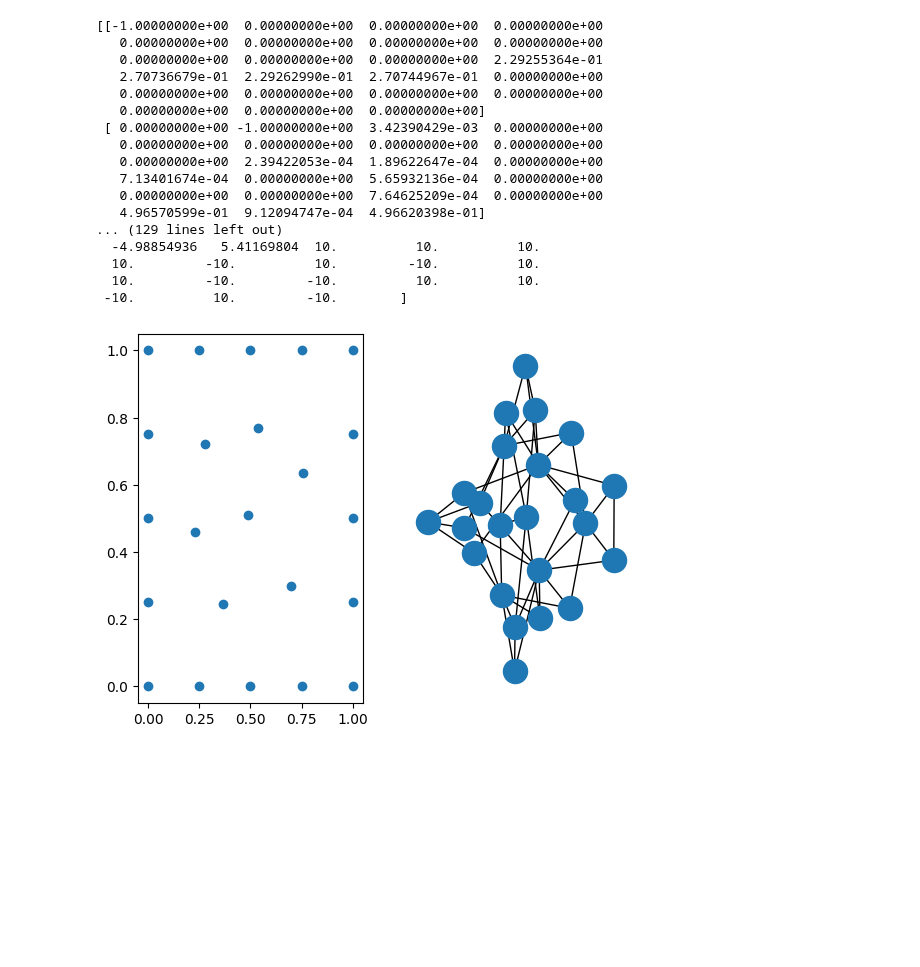
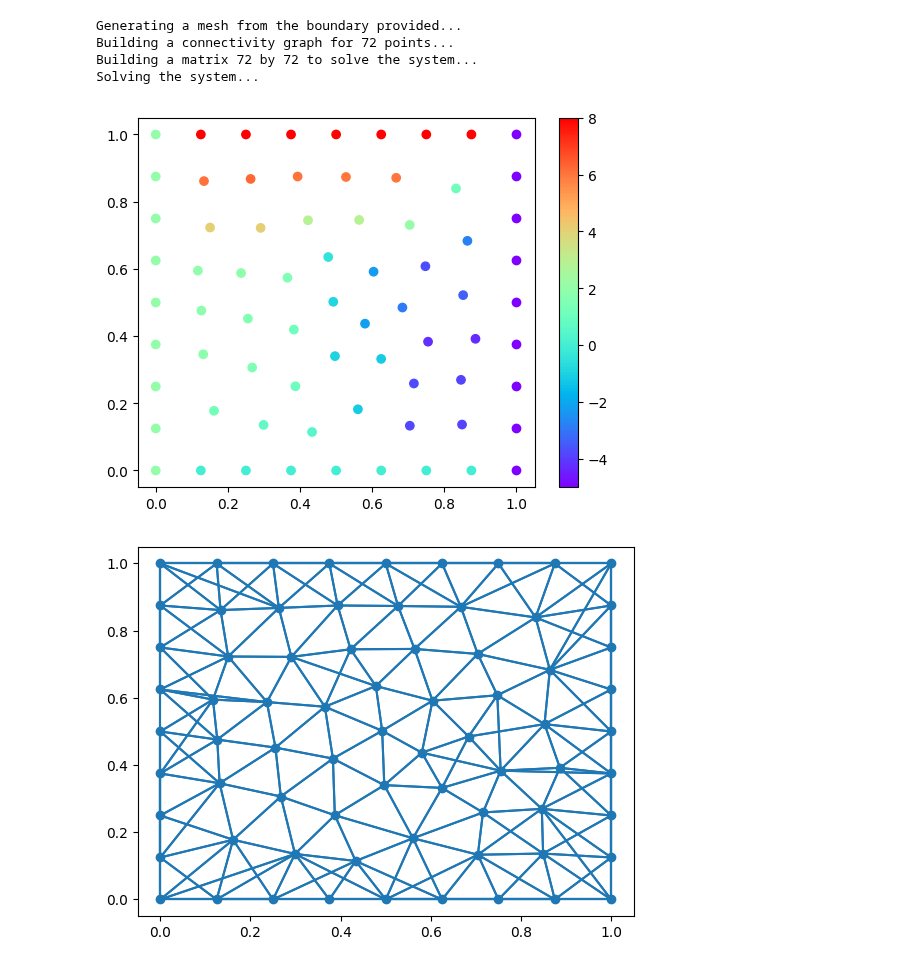
Before and after one commit to emmanuellfc/EM_Tufts_Fall2023, a Jupyter notebook: GeneralFiniteDifferences.ipynb, the cells around one changed output. Drawn from its saved outputs; the diff is of its cells as text; code cells hidden in the pictures; blank space fills up the shorter version.

Commit message:
Many fixes, and the solver seems to be working now!

```diff
--- a/GeneralFiniteDifferences.ipynb
+++ b/GeneralFiniteDifferences.ipynb
@@ -34,6 +35,10 @@ from typing import Iterable
 from typing import Callable
 from typing import Optional
 import math
+# %%
+# Meta parameters...
+MAX_EDGE_SIZE = 2e-1
+NUM_NEIGHBORS = 6
 # %%
 # Rperesents an individual node of the graph data structure representation of the mesh.
 class MeshPoint: pass
@@ -175,62 +198,74 @@ def box_generator():
   yield (1,1)
   yield (1,0)
 
+def circle_generator(radius=1,npoints=24):
+  for i in range(0,npoints):
+    x = radius * math.cos(2*math.pi * i/npoints)
+    y = radius * math.sin(2*math.pi * i/npoints)
+    yield (x,y)
+
 # Declare boundary conditions. Take a point in, return a pot if this is a boundary node.
 def stupid_boundary(point: MeshPoint) -> Optional[float]:
-  if point.pos[0] < 0.05: return 10
-  if point.pos[0] > 0.95: return 10
-  if point.pos[1] < 0.05: return -10
-  if point.pos[1] > 0.95: return -10
+  if point.pos[0] < 0.05: return 2
+  if point.pos[0] > 0.95: return -5
+  if point.pos[1] < 0.05: return 0
+  if point.pos[1] > 0.95: return 8
+  return None
+
+def circle_boundary(point: MeshPoint) -> Optional[float]:
+  radius = math.sqrt( math.pow( point.pos[0],2 ) + math.pow( point.pos[1],2 ) )
+  if radius > 0.95: return 10
+  if radius < 0.30: return -10
   return None
 
 # Make a new solver object.
 solution = FiniteDifferences()
 
 # Tell it about our boundary condition function.
 solution.inform_with_boundary_conditions(stupid_boundary)
+#solution.inform_with_boundary_conditions(circle_boundary)
 
 # Have the solver sample points within the edges.
 solution.make_points_from_boundary(box_generator())
+#solution.make_points_from_boundary(circle_generator())
 
 # Visualize the distribution.
-plt.subplot(121)
-plt.scatter([ loc[0] for loc in solution.all_points ],[ loc[1] for loc in solution.all_points ])
+#plt.subplot(121)
+#plt.scatter([ loc[0] for loc in solution.all_points ],[ loc[1] for loc in solution.all_points ])
 
 # Form the internal graph data structure.
 solution.make_graph_from_points()
 
-plt.subplot(122)
-nx.draw(solution.graph)
+#plt.subplot(122)
+#nx.draw(solution.graph)
 
 # Generate the systems matrix that represents the linear set of equations to solve.
 solution.make_systems_matrix()
 
 # Print the systems matrix and rhs vector.
 #with np.printoptions(threshold=np.inf):
-print(solution.systems_matrix)
-print(solution.systems_rhs)
+#print(solution.systems_matrix)
+#print(solution.systems_rhs)
 
 # Tell the solver to try and solve the systems matrix.
 solution.solve_systems_matrix()
 
 # Print the solution vector.
-print(solution.solution)
+#print(solution.solution)
+
+# Plot the distribution with color indicating potential at that point.
+#plt.subplot(122)
+plt.scatter([ pt.pos[0] for pt in solution.all_points ],
+            [ pt.pos[1] for pt in solution.all_points ],
+          c=[ pt.pot    for pt in solution.all_points ],
+            cmap='rainbow')
+plt.colorbar()
+
+solution.draw_connectivity()
 # %% [output]
-[[-1.00000000e+00  0.00000000e+00  0.00000000e+00  0.00000000e+00
-   0.00000000e+00  0.00000000e+00  0.00000000e+00  0.00000000e+00
-   0.00000000e+00  0.00000000e+00  0.00000000e+00  2.29255364e-01
-   2.70736679e-01  2.29262990e-01  2.70744967e-01  0.00000000e+00
-   0.00000000e+00  0.00000000e+00  0.00000000e+00  0.00000000e+00
-   0.00000000e+00  0.00000000e+00  0.00000000e+00]
- [ 0.00000000e+00 -1.00000000e+00  3.42390429e-03  0.00000000e+00
-   0.00000000e+00  0.00000000e+00  0.00000000e+00  0.00000000e+00
-   0.00000000e+00  2.39422053e-04  1.89622647e-04  0.00000000e+00
-   7.13401674e-04  0.00000000e+00  5.65932136e-04  0.00000000e+00
-   0.00000000e+00  0.00000000e+00  7.64625209e-04  0.00000000e+00
-   4.96570599e-01  9.12094747e-04  4.96620398e-01]
-... (129 lines left out)
-  -4.98854936   5.41169804  10.          10.          10.
-  10.         -10.          10.         -10.          10.
-  10.         -10.         -10.          10.          10.
- -10.          10.         -10.        ]
+Generating a mesh from the boundary provided...
+Building a connectivity graph for 72 points...
+Building a matrix 72 by 72 to solve the system...
+Solving the system...
-[figure, old version]
+[figure, new version]
+[figure, added]
```
Also changed, not shown: parts of 2 cells of this notebook.
